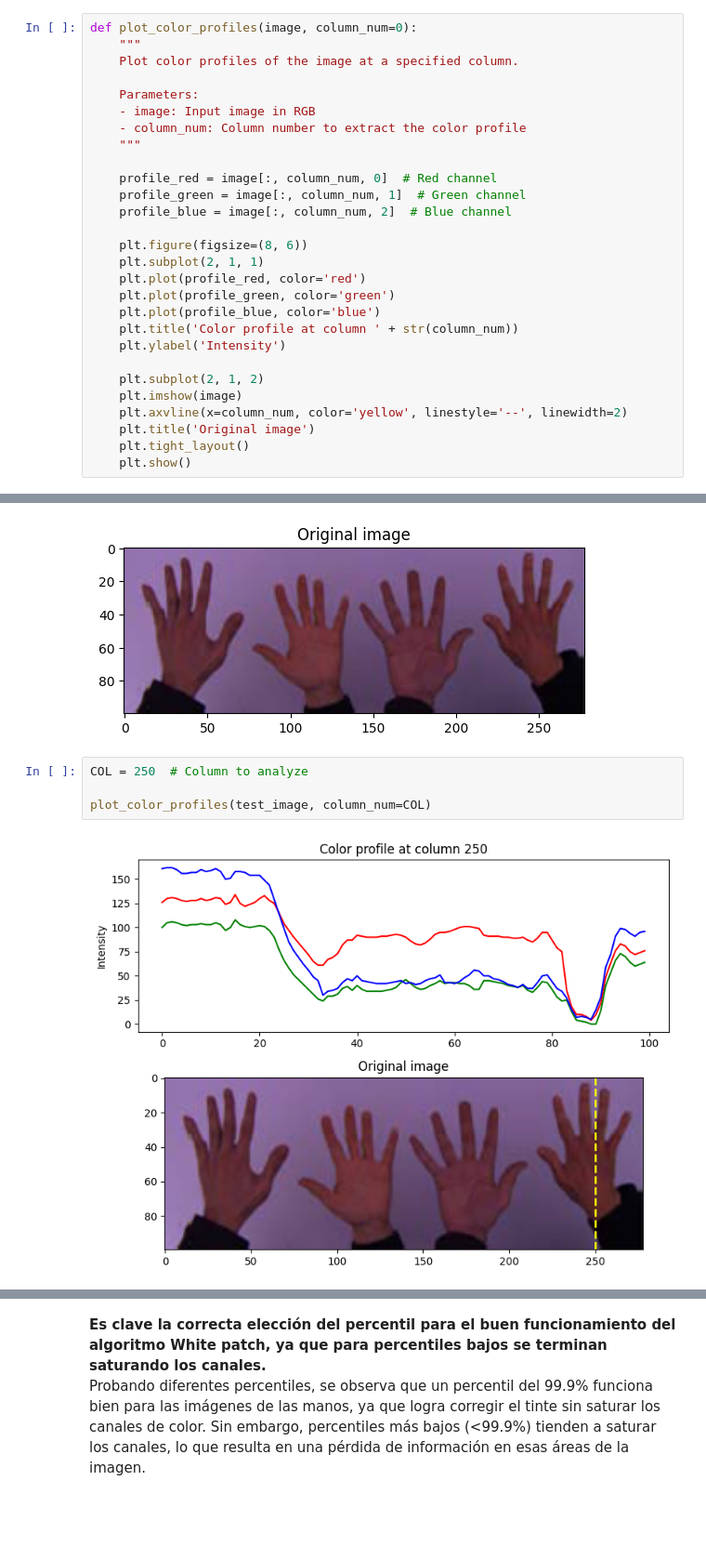
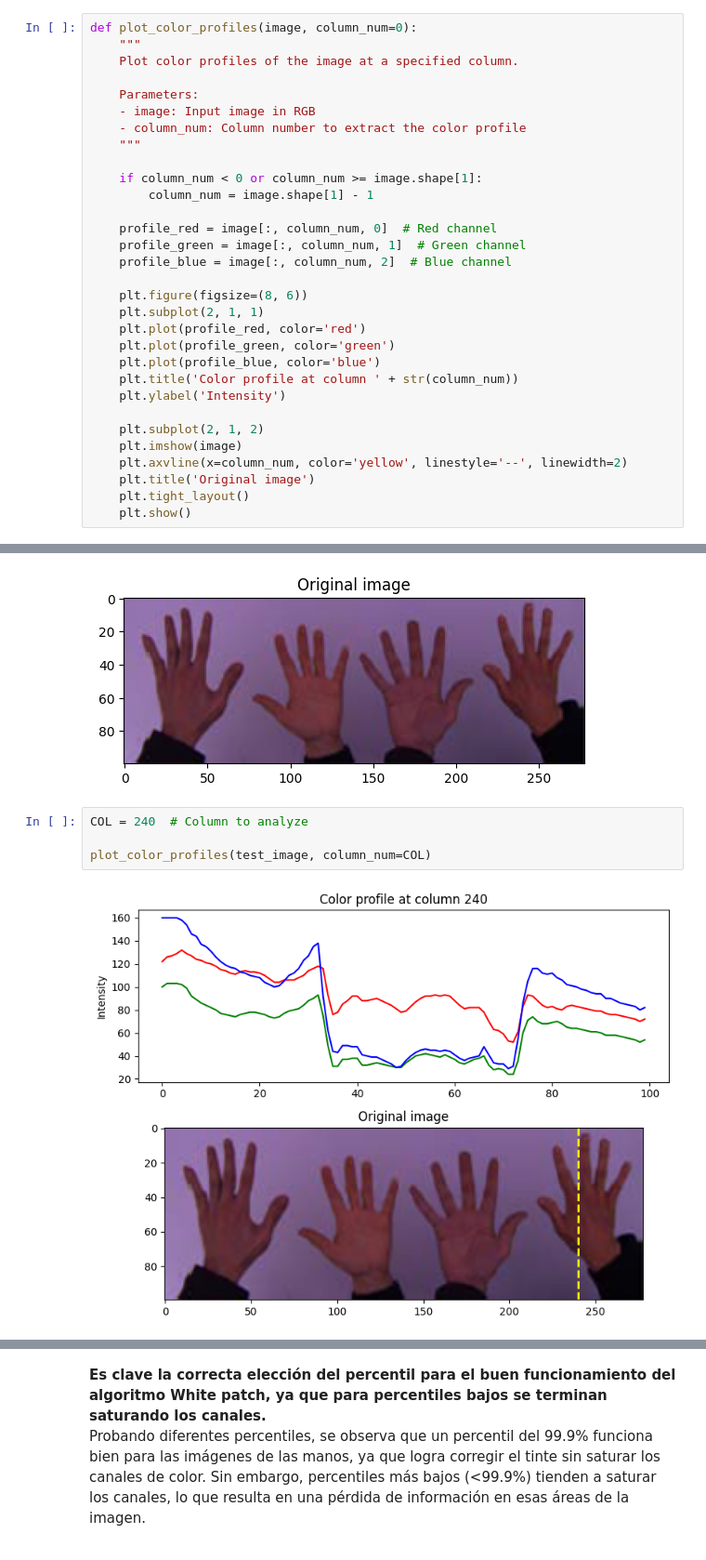
Before and after one commit to ArielMatC/ceia-computer-vision-1, a Jupyter notebook: TP1/tp1.ipynb, the cells around one changed output, grey strips where cells are left out. Shown at 93% size. Cells and saved outputs as stored; diff of their text form; blank space fills up the shorter version.

```diff
--- a/TP1/tp1.ipynb
+++ b/TP1/tp1.ipynb
@@ -88,6 +115,9 @@ def plot_color_profiles(image, column_num=0):
     - image: Input image in RGB
     - column_num: Column number to extract the color profile
     """
+
+    if column_num < 0 or column_num >= image.shape[1]:
+        column_num = image.shape[1] - 1
 
     profile_red = image[:, column_num, 0]  # Red channel
     profile_green = image[:, column_num, 1]  # Green channel
@@ -204,8 +234,8 @@ Shape:
   channels: 3
 [figure]
 # %%
-COL = 250  # Column to analyze
+COL = 240  # Column to analyze
 
 plot_color_profiles(test_image, column_num=COL)
 # %% [output]
-[figure, old version]
+[figure, new version]
```
Also changed, not shown: parts of 6 cells of this notebook.
